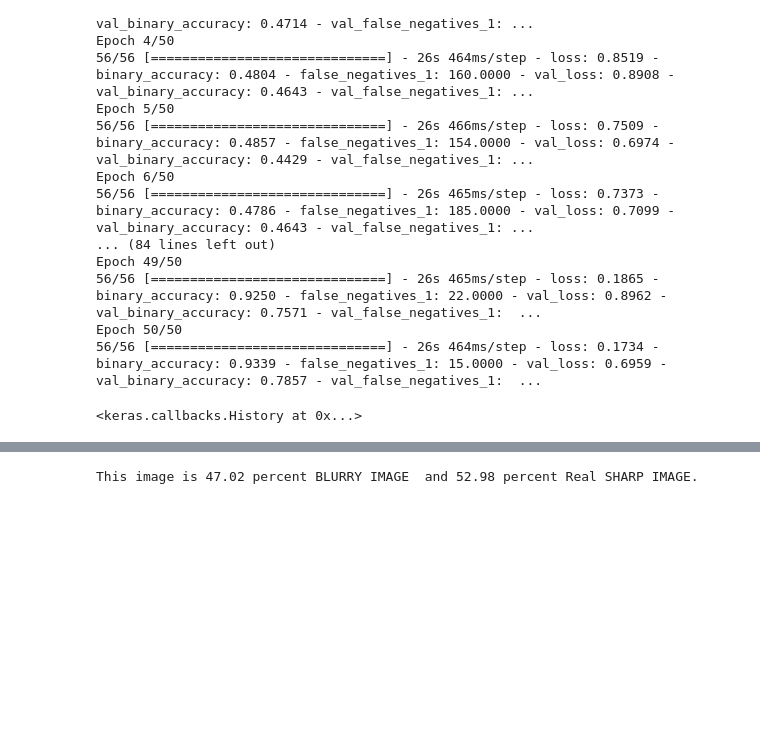
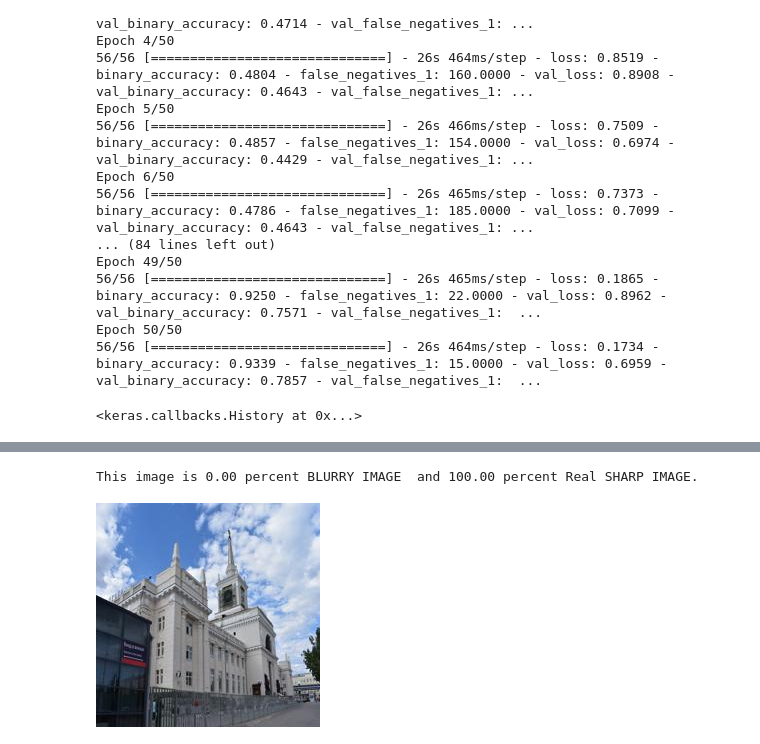
Before and after one commit to MasoudMoeini/blur-image-classification, a Jupyter notebook: resnet_blur_classification.ipynb, the cells around one changed output, grey strips where cells are left out. Cells and saved outputs as stored; diff of their text form; code cells hidden in the pictures; blank space fills up the shorter version.

```diff
--- a/resnet_blur_classification.ipynb
+++ b/resnet_blur_classification.ipynb
@@ -259,17 +263,21 @@ This image is 0.00 percent BLURRY IMAGE  and 100.00 percent Real SHARP IMAGE.
 # %%
-img = keras.preprocessing.image.load_img(
-    "test/blur/105_IPHONE-SE.jpg", target_size=image_size)
+path = "test/real/141_NIKON-D3400-18-55MM.jpg"
+img = keras.preprocessing.image.load_img(path
+    , target_size=image_size)
 img_array = keras.preprocessing.image.img_to_array(img)
 img_array = tf.expand_dims(img_array, 0)  # Create batch axis
 
 predictions = model.predict(img_array)
 score = predictions[0]
 print(
     "This image is %.2f percent BLURRY IMAGE  and %.2f percent Real SHARP IMAGE."
     % (100 * (1 - score), 100 * score)
 )
+image=cv2.imread(path)
+cv2_imshow(image)
 # %% [output]
-This image is 47.02 percent BLURRY IMAGE  and 52.98 percent Real SHARP IMAGE.
+This image is 0.00 percent BLURRY IMAGE  and 100.00 percent Real SHARP IMAGE.
+[figure, added]
 # %%
 
 #model.compile(loss='categorical_crossentropy', optimizer='adam')
```
Also changed, not shown: parts of 1 cell of this notebook.
